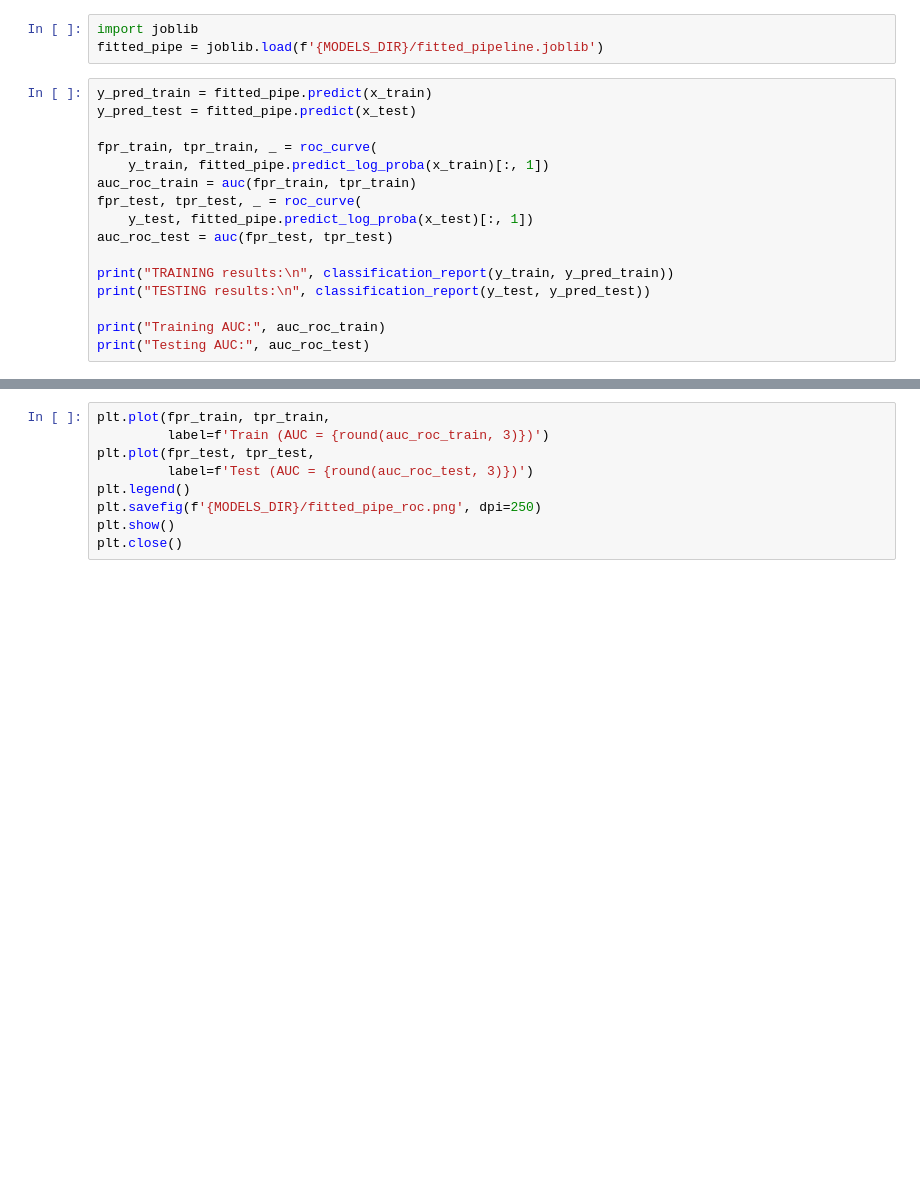
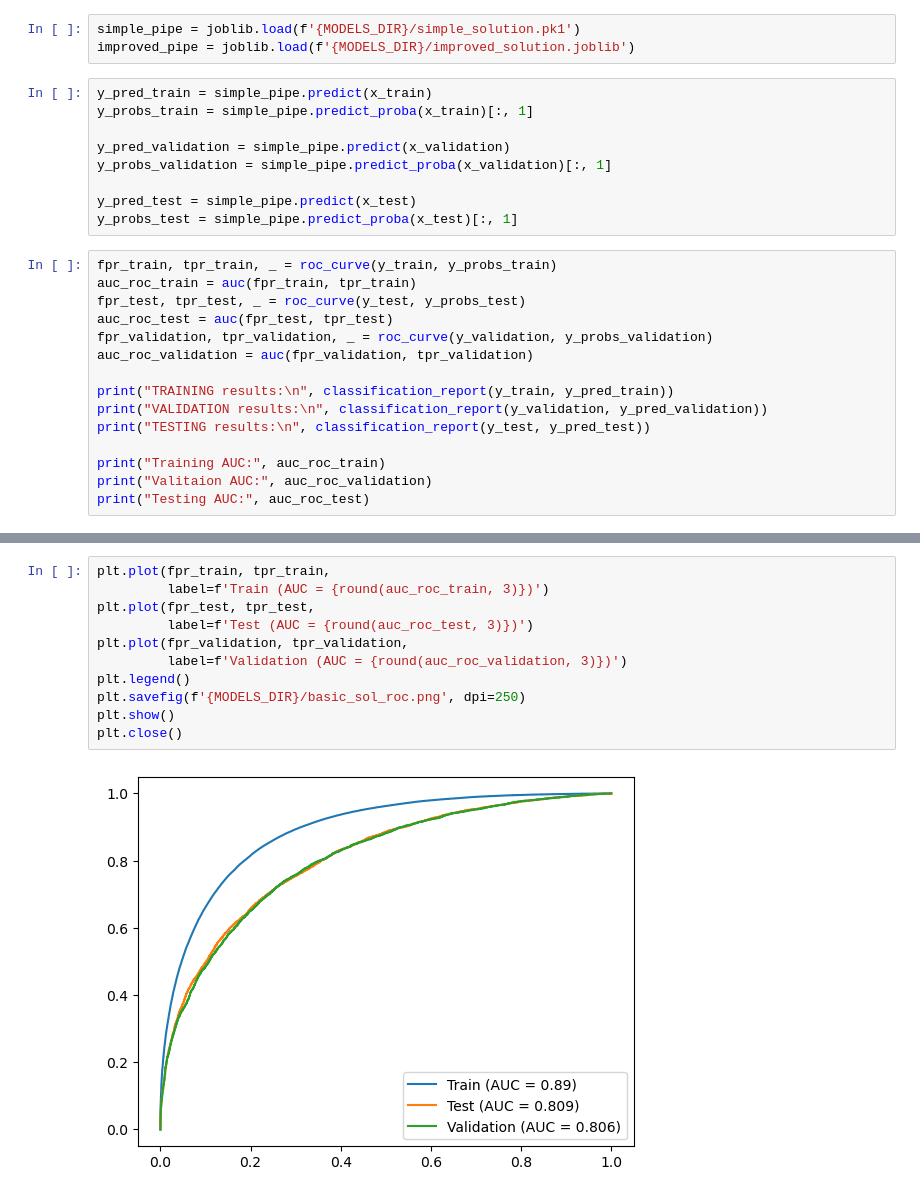
Before and after one commit to DaphneDjiakouri/Natural-Language-Processing, a Jupyter notebook: MadisonChester_DafniTziakouri/reproduce_results.ipynb, the cells around one changed output, grey strips where cells are left out. Saved outputs shown, nothing was run; the diff lists cells and outputs as text; blank space fills up the shorter version.

Commit message:
cleaning up files and reproducing results

```diff
--- a/MadisonChester_DafniTziakouri/reproduce_results.ipynb
+++ b/MadisonChester_DafniTziakouri/reproduce_results.ipynb
@@ -25,19 +26,27 @@ x_train, x_test, y_train, y_test = train_test_split(
-# %%
-import joblib
-fitted_pipe = joblib.load(f'{MODELS_DIR}/fitted_pipeline.joblib')
+# %%
+simple_pipe = joblib.load(f'{MODELS_DIR}/simple_solution.pk1')
+improved_pipe = joblib.load(f'{MODELS_DIR}/improved_solution.joblib')
+# %%
+y_pred_train = simple_pipe.predict(x_train)
+y_probs_train = simple_pipe.predict_proba(x_train)[:, 1]
+
+y_pred_validation = simple_pipe.predict(x_validation)
+y_probs_validation = simple_pipe.predict_proba(x_validation)[:, 1]
+
+y_pred_test = simple_pipe.predict(x_test)
+y_probs_test = simple_pipe.predict_proba(x_test)[:, 1]
 # %%
-y_pred_train = fitted_pipe.predict(x_train)
-y_pred_test = fitted_pipe.predict(x_test)
-
-fpr_train, tpr_train, _ = roc_curve(
-    y_train, fitted_pipe.predict_log_proba(x_train)[:, 1])
+fpr_train, tpr_train, _ = roc_curve(y_train, y_probs_train)
 auc_roc_train = auc(fpr_train, tpr_train)
-fpr_test, tpr_test, _ = roc_curve(
-    y_test, fitted_pipe.predict_log_proba(x_test)[:, 1])
+fpr_test, tpr_test, _ = roc_curve(y_test, y_probs_test)
 auc_roc_test = auc(fpr_test, tpr_test)
+fpr_validation, tpr_validation, _ = roc_curve(y_validation, y_probs_validation)
+auc_roc_validation = auc(fpr_validation, tpr_validation)
 
 print("TRAINING results:\n", classification_report(y_train, y_pred_train))
+print("VALIDATION results:\n", classification_report(y_validation, y_pred_validation))
 print("TESTING results:\n", classification_report(y_test, y_pred_test))
 
 print("Training AUC:", auc_roc_train)
+print("Valitaion AUC:", auc_roc_validation)
 print("Testing AUC:", auc_roc_test)
@@ -44,9 +71,13 @@ print("Testing AUC:", auc_roc_test)
 # %%
 plt.plot(fpr_train, tpr_train,
          label=f'Train (AUC = {round(auc_roc_train, 3)})')
 plt.plot(fpr_test, tpr_test,
          label=f'Test (AUC = {round(auc_roc_test, 3)})')
+plt.plot(fpr_validation, tpr_validation,
+         label=f'Validation (AUC = {round(auc_roc_validation, 3)})')
 plt.legend()
-plt.savefig(f'{MODELS_DIR}/fitted_pipe_roc.png', dpi=250)
+plt.savefig(f'{MODELS_DIR}/basic_sol_roc.png', dpi=250)
 plt.show()
 plt.close()
+# %% [output]
+[figure, added]
```
Also changed, not shown: parts of 7 cells of this notebook, 6 other files.
